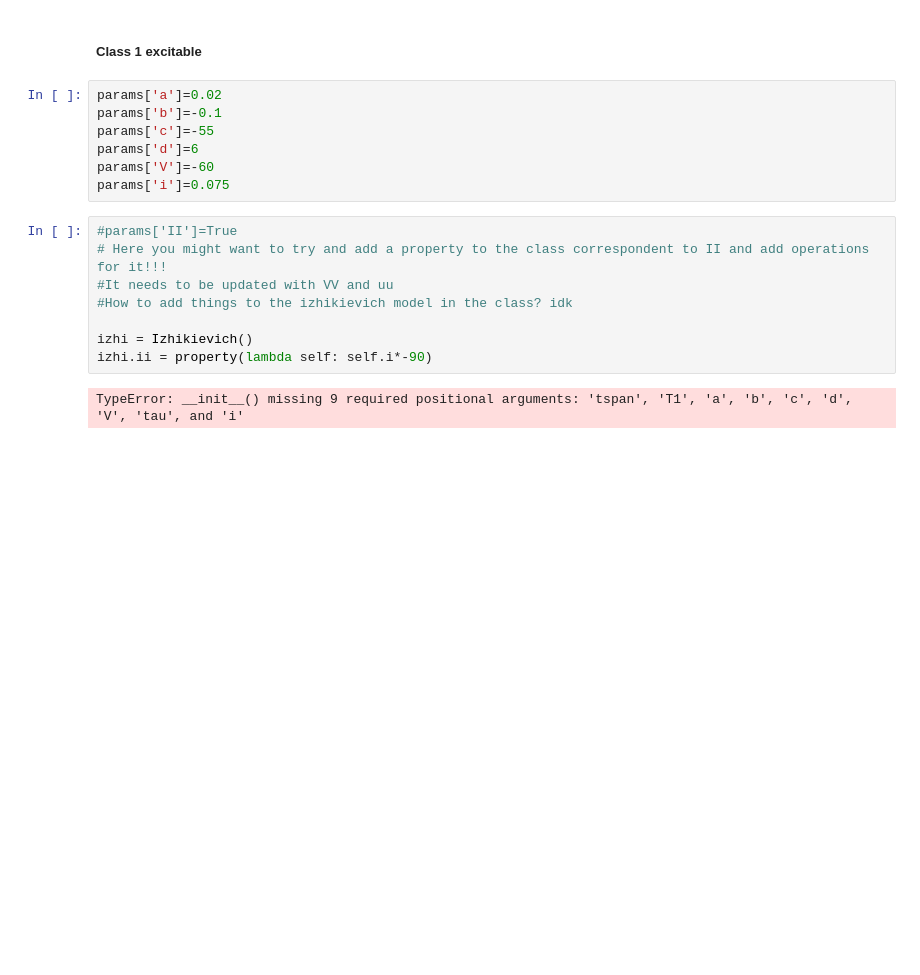
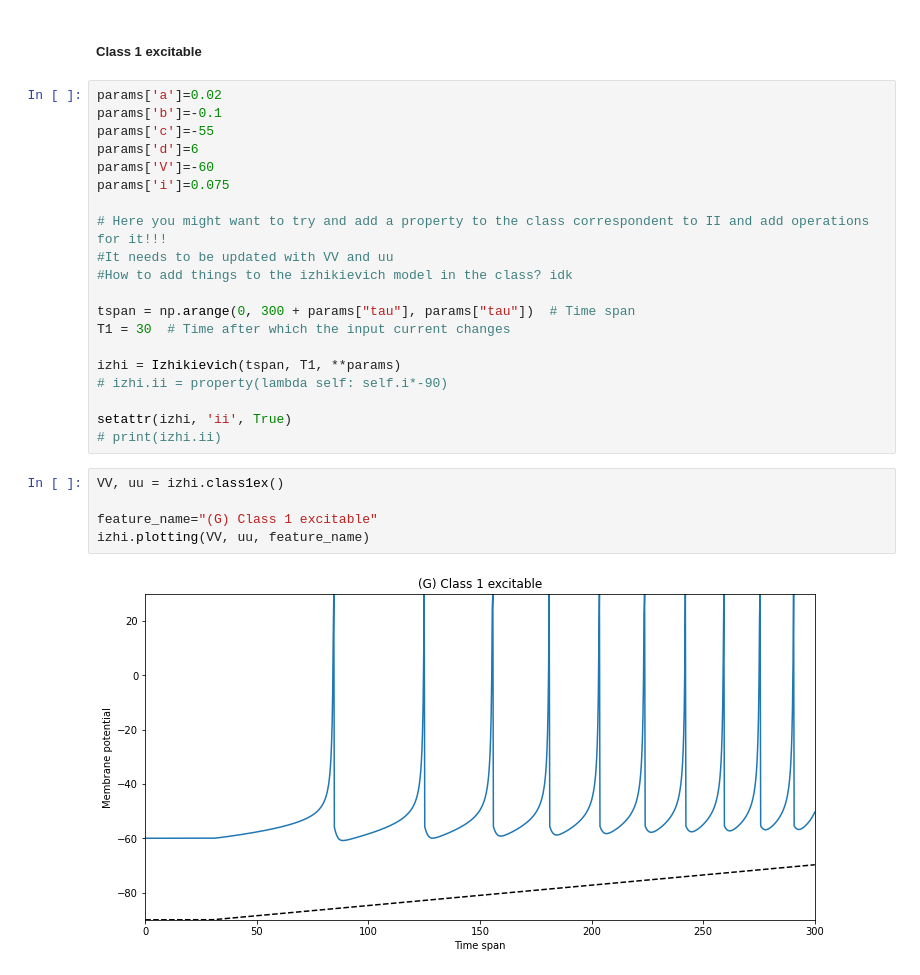
Before and after one commit to francescapoli98/computational-neuroscience, a Jupyter notebook: LAB1/assignment 1/spiking_neurons.ipynb, the cells around one changed output. Saved outputs shown, nothing was run; the diff lists cells and outputs as text; blank space fills up the shorter version.

```diff
--- a/LAB1/assignment 1/spiking_neurons.ipynb
+++ b/LAB1/assignment 1/spiking_neurons.ipynb
@@ -134,20 +134,30 @@ izhi.plotting(VV, uu, feature_name) #plotting(tspan,T1,VV,uu,feature_name)
 [figure]
 # %% [markdown]
 ##### Class 1 excitable
-# %%
-params['a']=0.02
-params['b']=-0.1
-params['c']=-55
-params['d']=6
-params['V']=-60
-params['i']=0.075
 # %%
-#params['II']=True
+params['a']=0.02
+params['b']=-0.1
+params['c']=-55
+params['d']=6
+params['V']=-60
+params['i']=0.075
+
 # Here you might want to try and add a property to the class correspondent to II and add operations for it!!!
 #It needs to be updated with VV and uu
 #How to add things to the izhikievich model in the class? idk
 
-izhi = Izhikievich()
-izhi.ii = property(lambda self: self.i*-90)
+tspan = np.arange(0, 300 + params["tau"], params["tau"])  # Time span
+T1 = 30  # Time after which the input current changes
+
+izhi = Izhikievich(tspan, T1, **params)
+# izhi.ii = property(lambda self: self.i*-90)
+
+setattr(izhi, 'ii', True)
+# print(izhi.ii)
-# %% [output]
-TypeError: __init__() missing 9 required positional arguments: 'tspan', 'T1', 'a', 'b', 'c', 'd', 'V', 'tau', and 'i'
+# %%
+VV, uu = izhi.class1ex()
+
+feature_name="(G) Class 1 excitable"
+izhi.plotting(VV, uu, feature_name)
+# %% [output]
+[figure, added]
```
Also changed, not shown: parts of 6 cells of this notebook, 18 other files.
